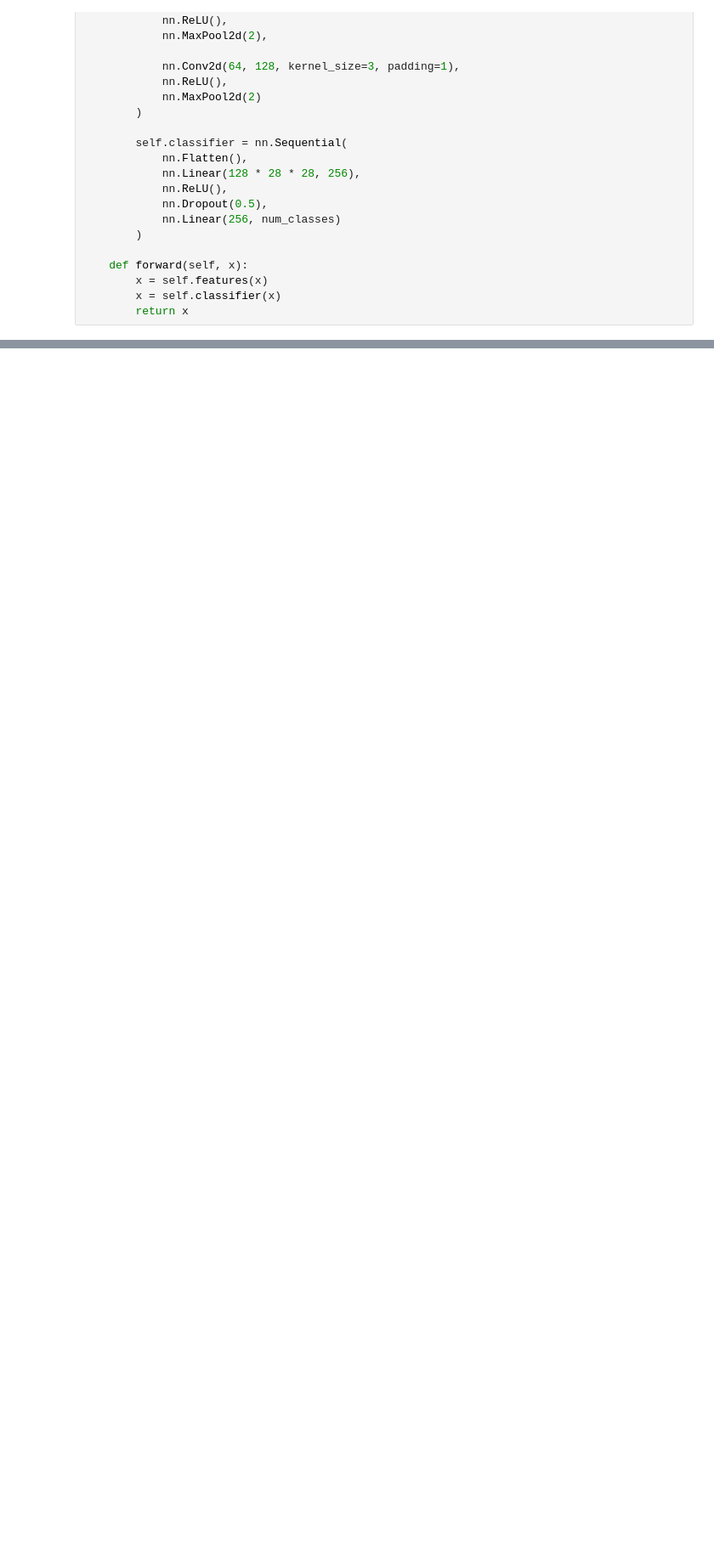
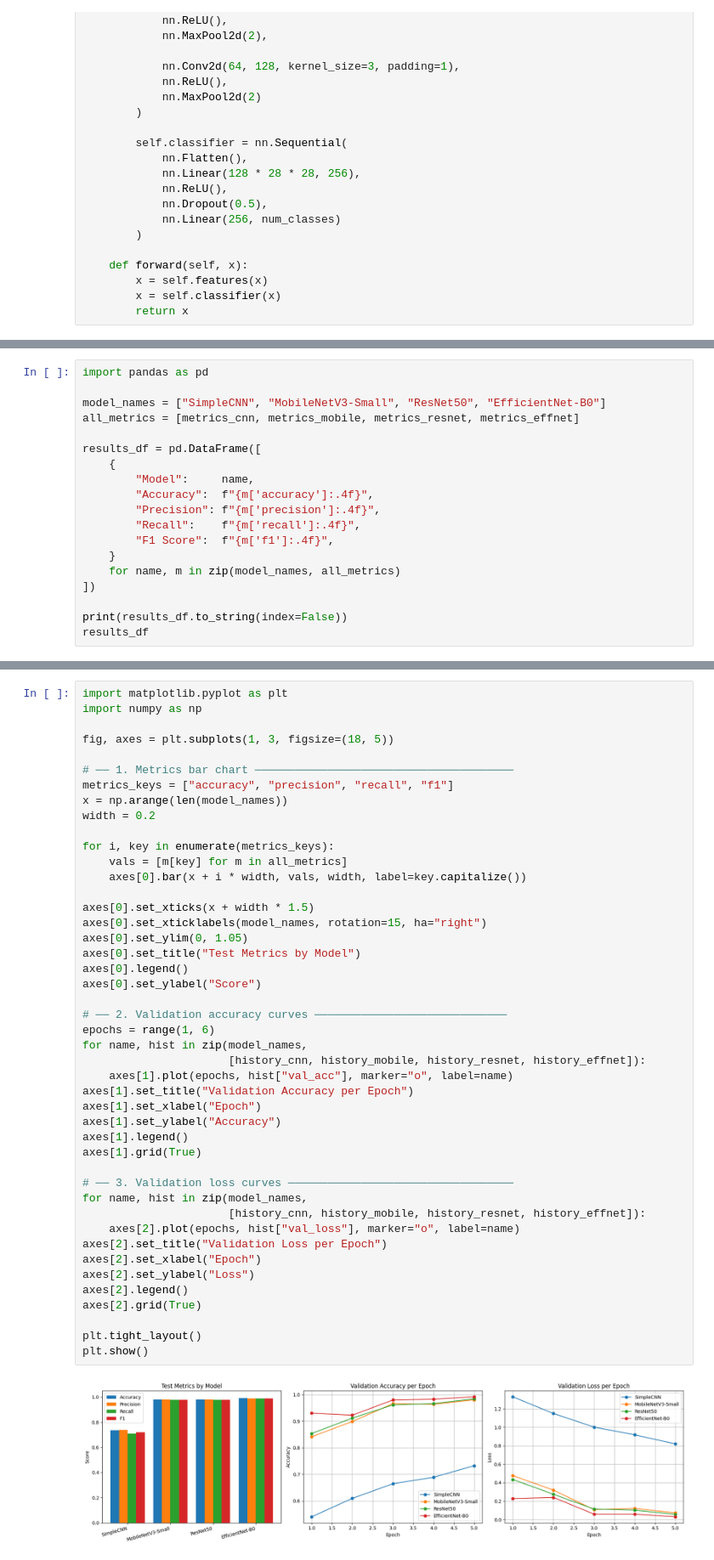
Before and after one commit to stefi19/EcoSortAI-Deep-Learning-for-Smart-Waste-Classification, a Jupyter notebook: model.ipynb, the cells around one changed output, grey strips where cells are left out. Shown at 85% size. Saved outputs shown, nothing was run; the diff lists cells and outputs as text; blank space fills up the shorter version.

Commit message:
feat: added training, evaluation and model comparison

```diff
--- a/model.ipynb
+++ b/model.ipynb
@@ -215,0 +482,19 @@ efficientnet.classifier[1] = nn.Linear(
+# %%
+import pandas as pd
+
+model_names = ["SimpleCNN", "MobileNetV3-Small", "ResNet50", "EfficientNet-B0"]
+all_metrics = [metrics_cnn, metrics_mobile, metrics_resnet, metrics_effnet]
+
+results_df = pd.DataFrame([
+    {
+        "Model":     name,
+        "Accuracy":  f"{m['accuracy']:.4f}",
+        "Precision": f"{m['precision']:.4f}",
+        "Recall":    f"{m['recall']:.4f}",
+        "F1 Score":  f"{m['f1']:.4f}",
+    }
+    for name, m in zip(model_names, all_metrics)
+])
+
+print(results_df.to_string(index=False))
+results_df
@@ -215,0 +512,47 @@ efficientnet.classifier[1] = nn.Linear(
+# %%
+import matplotlib.pyplot as plt
+import numpy as np
+
+fig, axes = plt.subplots(1, 3, figsize=(18, 5))
+
+# ── 1. Metrics bar chart ───────────────────────────────────────
+metrics_keys = ["accuracy", "precision", "recall", "f1"]
+x = np.arange(len(model_names))
+width = 0.2
+
+for i, key in enumerate(metrics_keys):
+    vals = [m[key] for m in all_metrics]
+    axes[0].bar(x + i * width, vals, width, label=key.capitalize())
+
+axes[0].set_xticks(x + width * 1.5)
+axes[0].set_xticklabels(model_names, rotation=15, ha="right")
+axes[0].set_ylim(0, 1.05)
+axes[0].set_title("Test Metrics by Model")
+axes[0].legend()
+axes[0].set_ylabel("Score")
+
+# ── 2. Validation accuracy curves ─────────────────────────────
+epochs = range(1, 6)
+for name, hist in zip(model_names,
+                      [history_cnn, history_mobile, history_resnet, history_effnet]):
+    axes[1].plot(epochs, hist["val_acc"], marker="o", label=name)
+axes[1].set_title("Validation Accuracy per Epoch")
+axes[1].set_xlabel("Epoch")
+axes[1].set_ylabel("Accuracy")
+axes[1].legend()
+axes[1].grid(True)
+
+# ── 3. Validation loss curves ──────────────────────────────────
+for name, hist in zip(model_names,
+                      [history_cnn, history_mobile, history_resnet, history_effnet]):
+    axes[2].plot(epochs, hist["val_loss"], marker="o", label=name)
+axes[2].set_title("Validation Loss per Epoch")
+axes[2].set_xlabel("Epoch")
+axes[2].set_ylabel("Loss")
+axes[2].legend()
+axes[2].grid(True)
+
+plt.tight_layout()
+plt.show()
+# %% [output]
+[figure, added]
```
Also changed, not shown: parts of 23 cells of this notebook, 1 other file.
